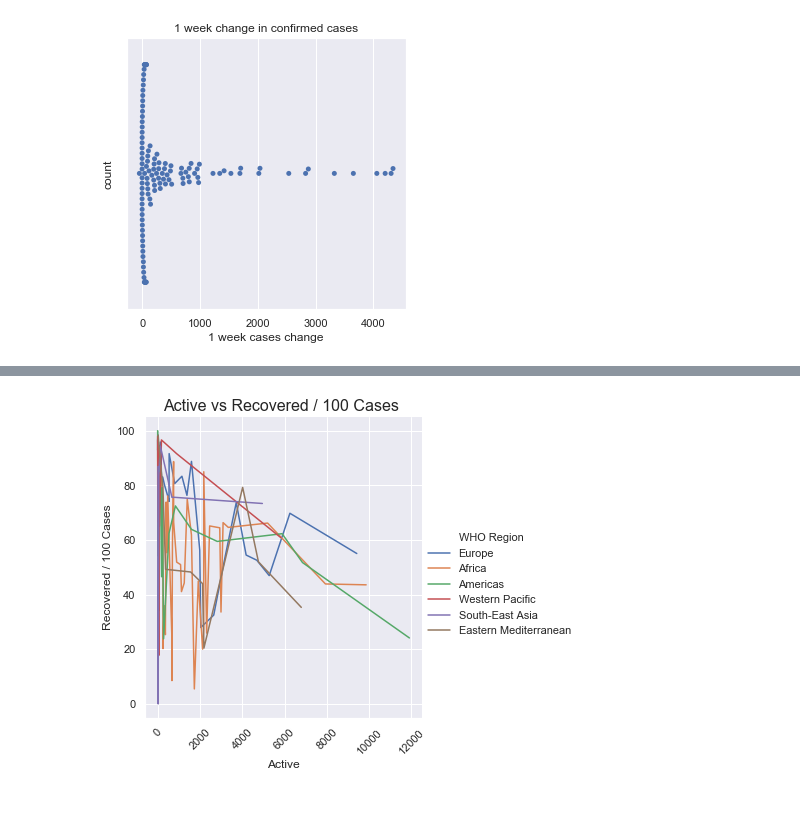
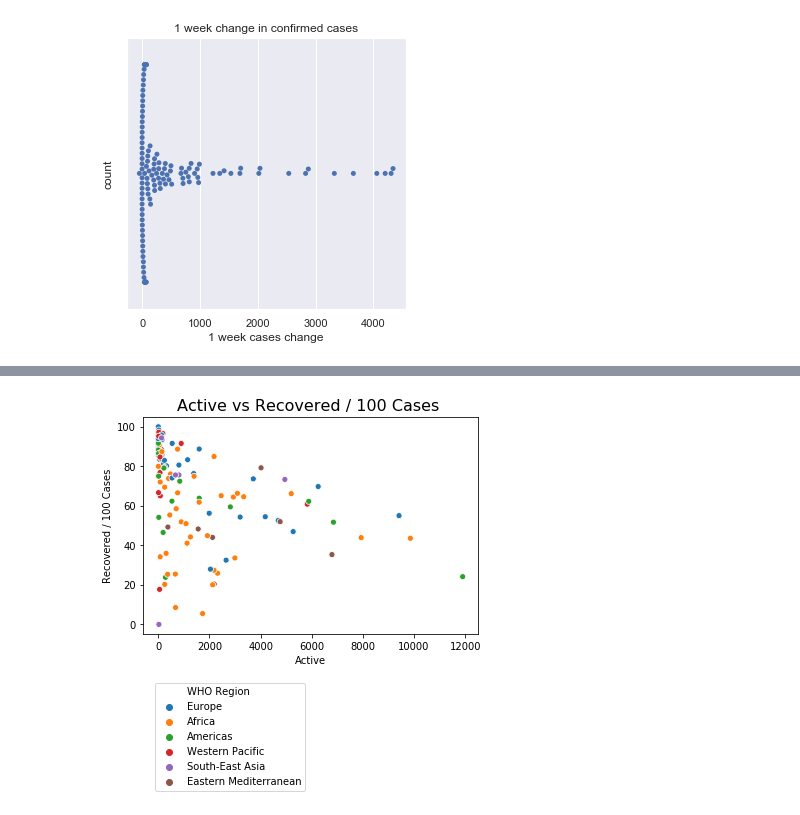
Before and after one commit to liger1apwm/Covid-data-analysis, a Jupyter notebook: covid_data_analysis.ipynb, the cells around one changed output, grey strips where cells are left out. Saved outputs shown, nothing was run; the diff lists cells and outputs as text; code cells hidden in the pictures.

```diff
--- a/covid_data_analysis.ipynb
+++ b/covid_data_analysis.ipynb
@@ -133,9 +133,10 @@ plt.savefig('Deaths_continent_plot')
 # %%
-sns.relplot(x = "Active", y = "Recovered / 100 Cases",kind= "line",hue = "WHO Region",data = covid_data2)
-plt.xticks(rotation=45)
+sns.scatterplot(x = "Active", y = "Recovered / 100 Cases",hue = "WHO Region",data = covid_data2)
+#plt.xticks(rotation=45)
 plt.title("Active vs Recovered / 100 Cases ", fontsize=16)
 # plt.xlabel("World region",fontsize=18)
 # plt.ylabel("Deaths",fontsize=18)
+plt.legend(bbox_to_anchor=(0.5,-0.2))
 plt.savefig('Active_Recovered_percentage_plot')
 # %% [output]
-[figure, old version]
+[figure, new version]
```
Also changed, not shown: parts of 1 cell of this notebook, 3 other files.
